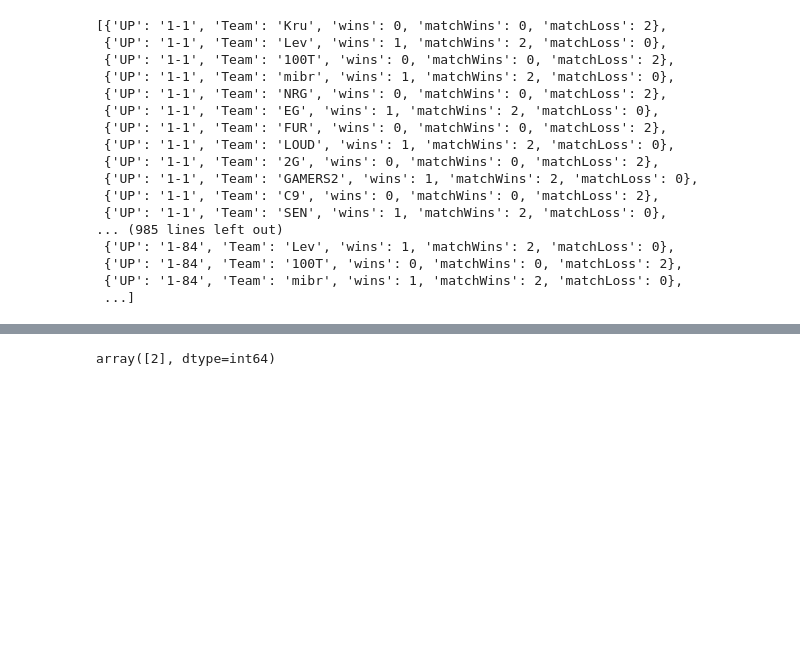
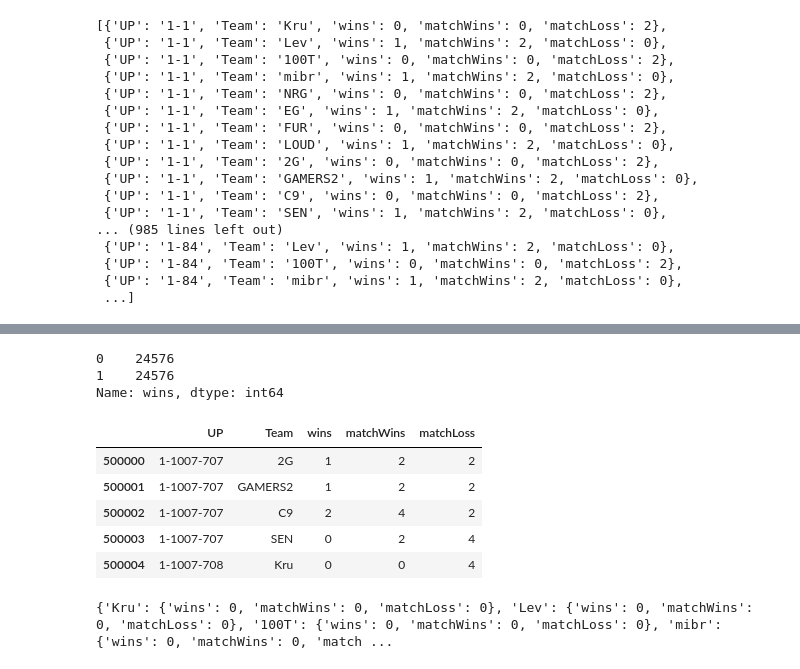
Before and after one commit to RkTcaster/groupcalculator, a Jupyter notebook: main.ipynb, the cells around one changed output, grey strips where cells are left out. Drawn from its saved outputs; the diff is of its cells as text; code cells hidden in the pictures; blank space fills up the shorter version.

```diff
--- a/main.ipynb
+++ b/main.ipynb
@@ -229,9 +214,22 @@ round1_df[round1_df["Team"] == "Lev"]
 | 49129 | 1-4095 | Lev | 0 | 0 | 2 |
 | 49141 | 1-4096 | Lev | 0 | 0 | 2 |
 4096 rows × 5 columns
-# %%
-test_woking.matchWins.unique()
-# %% [output]
-array([2], dtype=int64)
+# %%
+round1_df.wins.value_counts()
+# %% [output]
+0    24576
+1    24576
+Name: wins, dtype: int64
 # %%
 match2_results = run_round(matches, teams, match1_results)
+# %%
+round2_df = pd.DataFrame(match2_results)
+# %%
+round2_df[500000:600000].head()
+# %% [output]
+|  | UP | Team | wins | matchWins | matchLoss |
+| 500000 | 1-1007-707 | 2G | 1 | 2 | 2 |
+| 500001 | 1-1007-707 | GAMERS2 | 1 | 2 | 2 |
+| 500002 | 1-1007-707 | C9 | 2 | 4 | 2 |
+| 500003 | 1-1007-707 | SEN | 0 | 2 | 4 |
+| 500004 | 1-1007-708 | Kru | 0 | 0 | 4 |
@@ -237,0 +315,4 @@ match2_results = run_round(matches, teams, match1_results)
+# %%
+match1_results = run_round2(matches, teams)
+# %% [output]
+{'Kru': {'wins': 0, 'matchWins': 0, 'matchLoss': 0}, 'Lev': {'wins': 0, 'matchWins': 0, 'matchLoss': 0}, '100T': {'wins': 0, 'matchWins': 0, 'matchLoss': 0}, 'mibr': {'wins': 0, 'matchWins': 0, 'match ...
```
Also changed, not shown: parts of 9 cells of this notebook.
